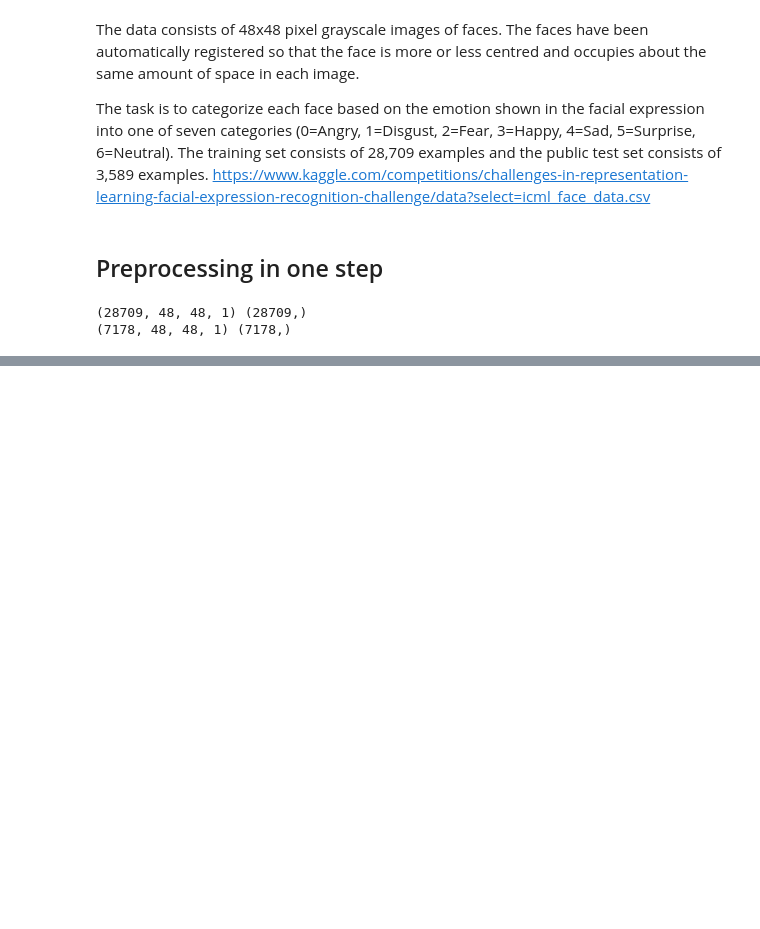
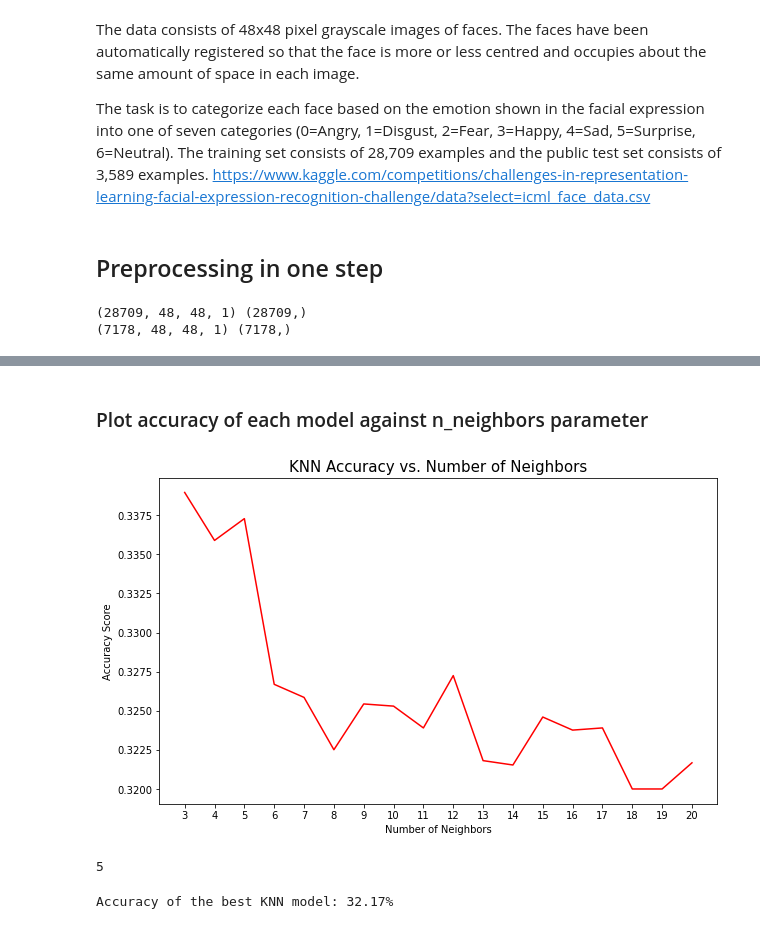
Before and after one commit to chikakoto/facial-expression-recognition, a Jupyter notebook: notebooks/ivan/5.0_im_KNN.ipynb, the cells around one changed output, grey strips where cells are left out. Drawn from its saved outputs; the diff is of its cells as text; code cells hidden in the pictures; blank space fills up the shorter version.

Commit message:
KNN with 5 neighbors

```diff
--- a/notebooks/ivan/5.0_im_KNN.ipynb
+++ b/notebooks/ivan/5.0_im_KNN.ipynb
@@ -100,0 +103,19 @@ print(test_images.shape, test_labels.shape)
+# %%
+def flatten_images(data):
+    '''
+    reshape pixels column into desired format
+    return a numpy array
+    '''
+
+    reshaped_array = np.reshape(data[' pixels'].to_list(),(data.shape[0],48*48))
+
+    return reshaped_array
+
+X_train = flatten_images(train)
+y_train = train_labels
+
+X_test = flatten_images(test)
+y_test = test_labels
+
+print(X_train.shape, y_train.shape)
+print(X_test.shape, y_test.shape)
@@ -100,0 +128,15 @@ print(test_images.shape, test_labels.shape)
+# %%
+# Creating a loop to test different numbers of neighbors
+neighbors_params = [n for n in np.arange(3,21)]
+obtained_accuracy = []
+for n in neighbors_params:
+    # create a model
+    model = KNeighborsClassifier(n_neighbors = n)
+    # fit on the training data, predict on test
+    y_pred = model.fit(X_train, y_train).predict(X_test)
+    # check and record the accuracy
+    accuracy = accuracy_score(y_test, y_pred)
+    obtained_accuracy.append(accuracy)
+# %%
+# gather results in a dataframe
+knn = pd.DataFrame({'n': neighbors_params, 'accuracy': obtained_accuracy})
@@ -100,0 +152,22 @@ print(test_images.shape, test_labels.shape)
+# %% [markdown]
+### Plot accuracy of each model against n_neighbors parameter
+# %%
+# Plot the accuracy against n_neighbors parameter
+plt.figure(figsize=(10,6))
+plt.plot(knn.n, knn.accuracy, color = 'red')
+plt.title('KNN Accuracy vs. Number of Neighbors', size=15)
+plt.xticks(knn.n)
+plt.xlabel('Number of Neighbors')
+plt.ylabel('Accuracy Score')
+plt.show()
+# %% [output]
+[figure, added]
+# %%
+# find index of the second best accuracy score
+idx = knn['accuracy'].nlargest(2).idxmin()
+
+#save in a variable
+best_n_neighbors = knn.iloc[idx,0]
+best_n_neighbors
+# %% [output]
+5
@@ -100,0 +180,6 @@ print(test_images.shape, test_labels.shape)
+# %%
+#Calculating Model Accuracy
+accuracy = accuracy_score(y_test, y_pred)*100
+print(f'Accuracy of the best KNN model: {accuracy:.2f}%')
+# %% [output]
+Accuracy of the best KNN model: 32.17%
```
Also changed, not shown: parts of 7 cells of this notebook.
